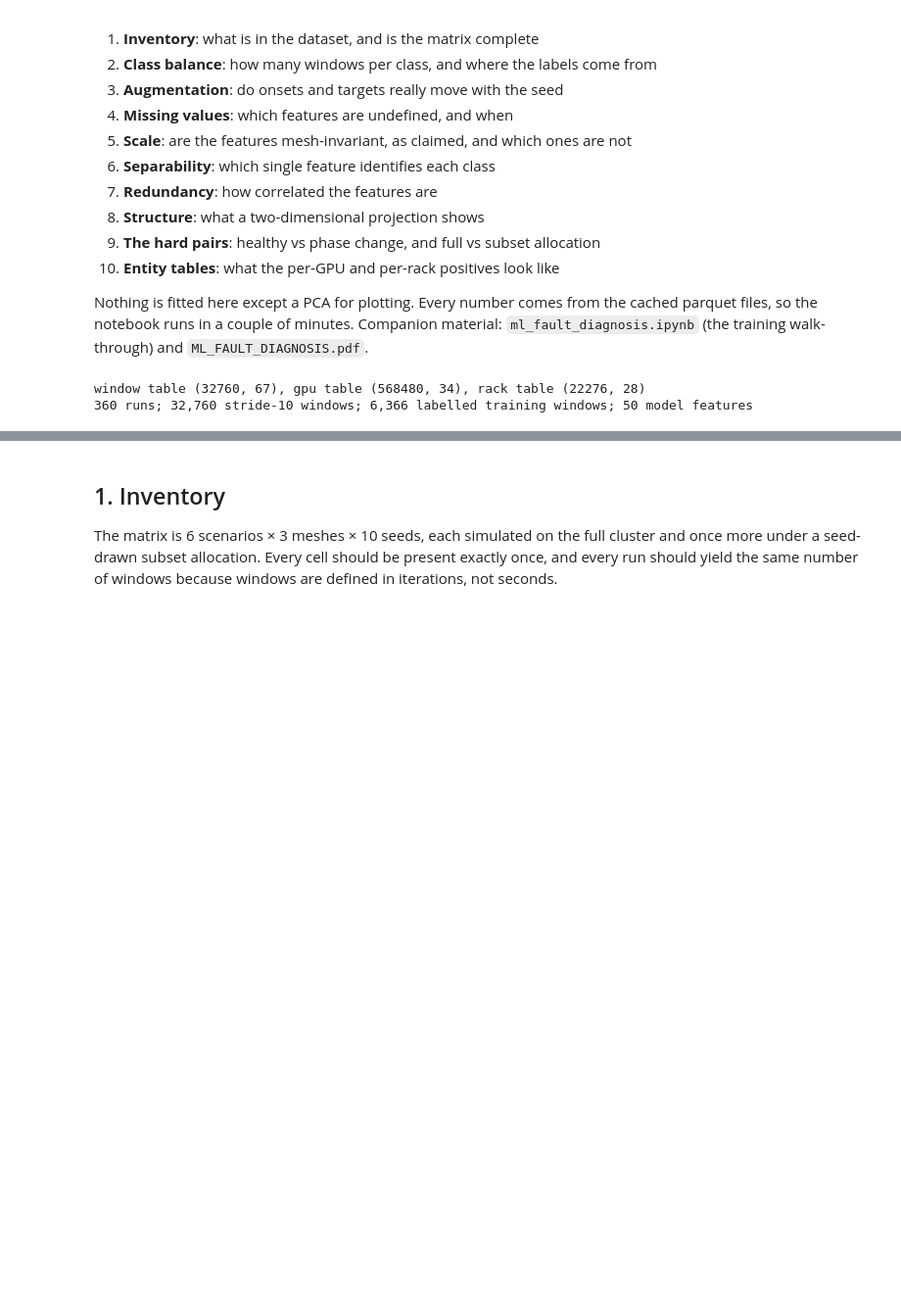
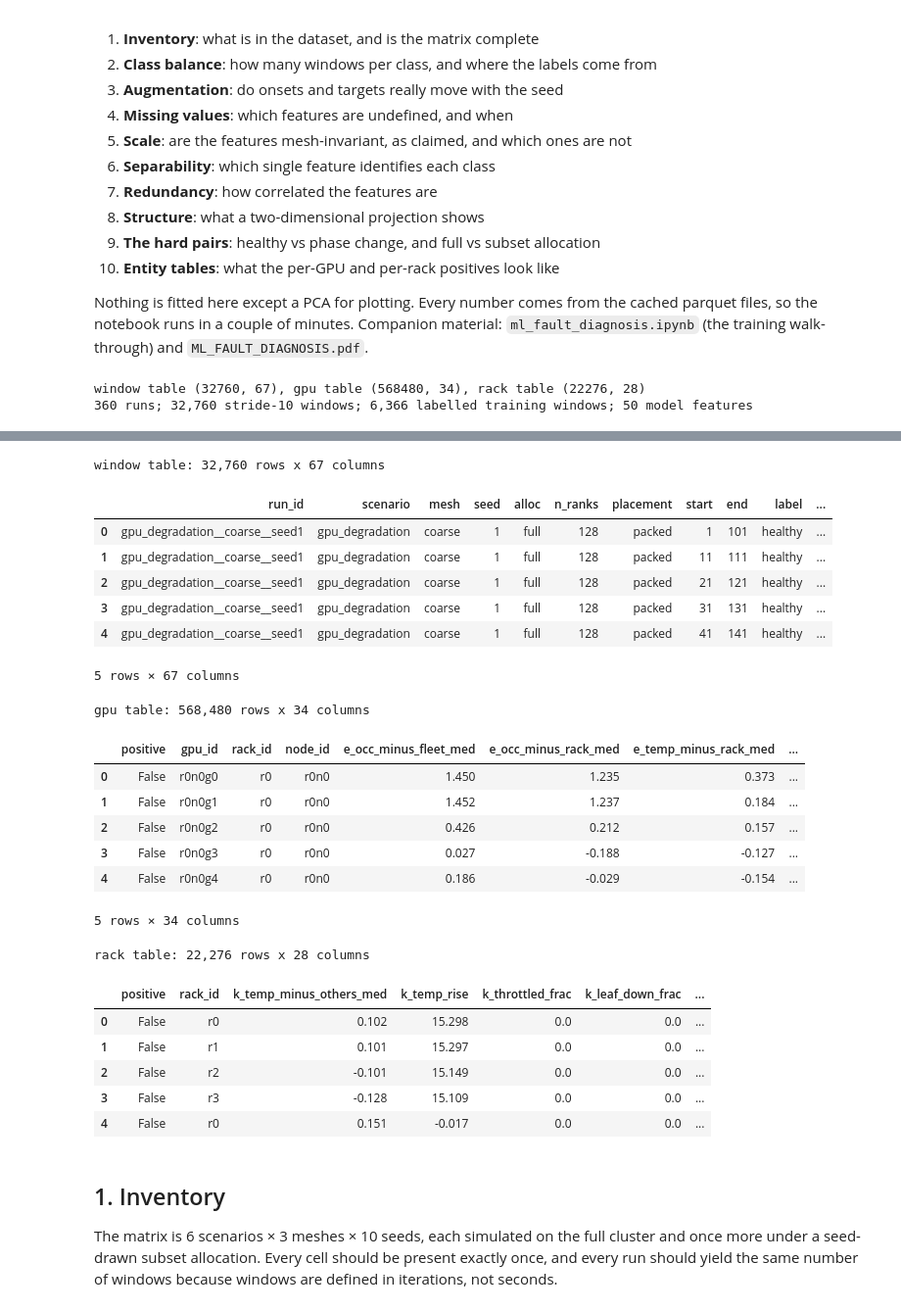
Before and after one commit to UniCandice/GPU_cluster_simulator, a Jupyter notebook: notebooks/eda_ml_features.ipynb, the cells around one changed output, grey strips where cells are left out. Shown at 98% size. Saved outputs shown, nothing was run; the diff lists cells and outputs as text; code cells hidden in the pictures; blank space fills up the shorter version.

```diff
--- a/notebooks/eda_ml_features.ipynb
+++ b/notebooks/eda_ml_features.ipynb
@@ -60,3 +74,31 @@ window table (32760, 67), gpu table (568480, 34), rack table (22276, 28)
+# %%
+for name, df in [("window", win), ("gpu", gpu), ("rack", rack)]:
+    print(f"{name} table: {df.shape[0]:,} rows x {df.shape[1]} columns")
+    display(df.head())
+# %% [output]
+window table: 32,760 rows x 67 columns
+|  | run_id | scenario | mesh | seed | alloc | n_ranks | placement | start | end | label | ... |
+| 0 | gpu_degradation__coarse__seed1 | gpu_degradation | coarse | 1 | full | 128 | packed | 1 | 101 | healthy | ... |
+| 1 | gpu_degradation__coarse__seed1 | gpu_degradation | coarse | 1 | full | 128 | packed | 11 | 111 | healthy | ... |
+| 2 | gpu_degradation__coarse__seed1 | gpu_degradation | coarse | 1 | full | 128 | packed | 21 | 121 | healthy | ... |
+| 3 | gpu_degradation__coarse__seed1 | gpu_degradation | coarse | 1 | full | 128 | packed | 31 | 131 | healthy | ... |
+| 4 | gpu_degradation__coarse__seed1 | gpu_degradation | coarse | 1 | full | 128 | packed | 41 | 141 | healthy | ... |
+5 rows × 67 columns
+gpu table: 568,480 rows x 34 columns
+|  | positive | gpu_id | rack_id | node_id | e_occ_minus_fleet_med | e_occ_minus_rack_med | e_temp_minus_rack_med | ... |
+| 0 | False | r0n0g0 | r0 | r0n0 | 1.450 | 1.235 | 0.373 | ... |
+| 1 | False | r0n0g1 | r0 | r0n0 | 1.452 | 1.237 | 0.184 | ... |
+| 2 | False | r0n0g2 | r0 | r0n0 | 0.426 | 0.212 | 0.157 | ... |
+| 3 | False | r0n0g3 | r0 | r0n0 | 0.027 | -0.188 | -0.127 | ... |
+| 4 | False | r0n0g4 | r0 | r0n0 | 0.186 | -0.029 | -0.154 | ... |
+5 rows × 34 columns
+rack table: 22,276 rows x 28 columns
+|  | positive | rack_id | k_temp_minus_others_med | k_temp_rise | k_throttled_frac | k_leaf_down_frac | ... |
+| 0 | False | r0 | 0.102 | 15.298 | 0.0 | 0.0 | ... |
+| 1 | False | r1 | 0.101 | 15.297 | 0.0 | 0.0 | ... |
+| 2 | False | r2 | -0.101 | 15.149 | 0.0 | 0.0 | ... |
+| 3 | False | r3 | -0.128 | 15.109 | 0.0 | 0.0 | ... |
+| 4 | False | r0 | 0.151 | -0.017 | 0.0 | 0.0 | ... |
 # %% [markdown]
 ## 1. Inventory
 
```
Also changed, not shown: parts of 1 cell of this notebook.
